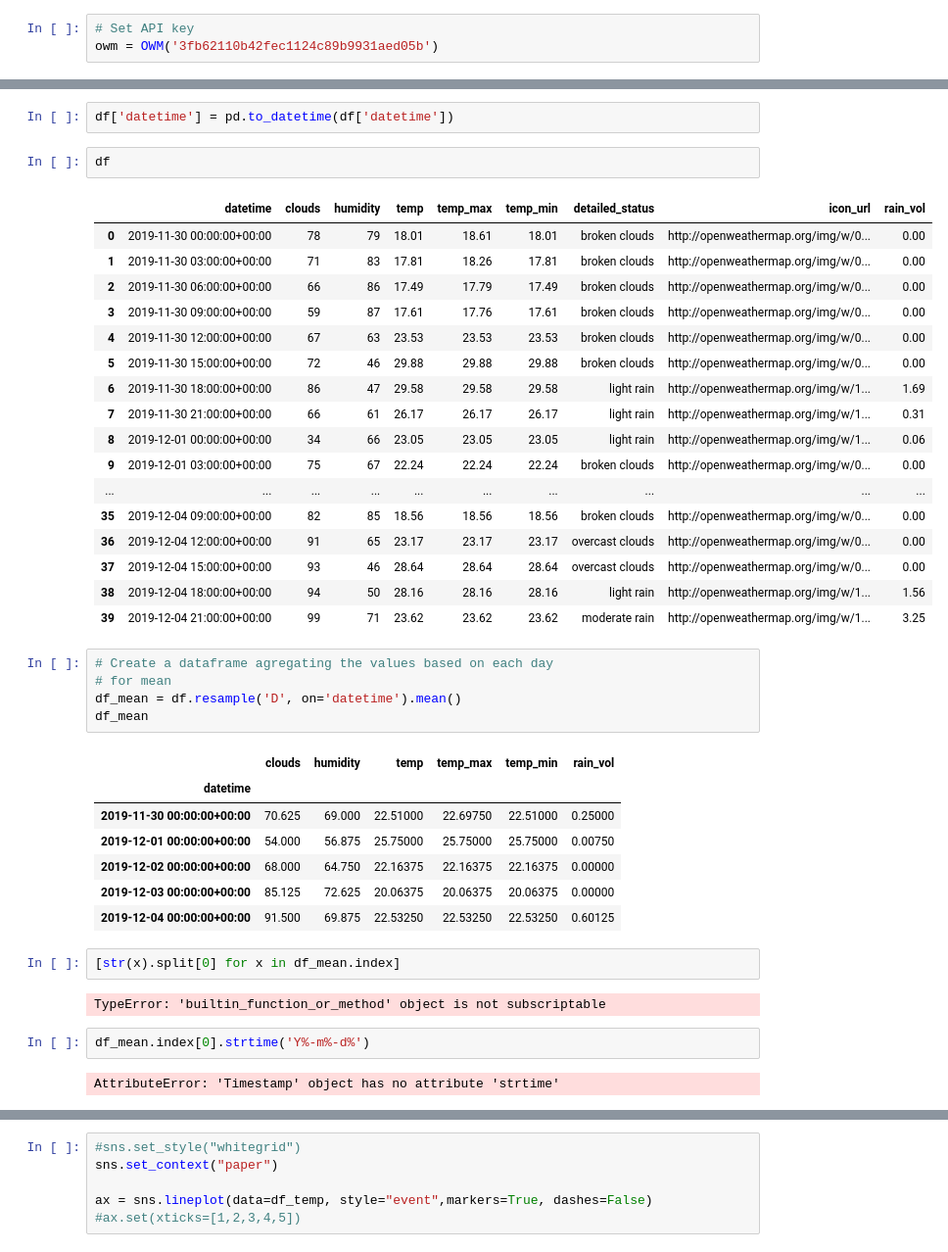
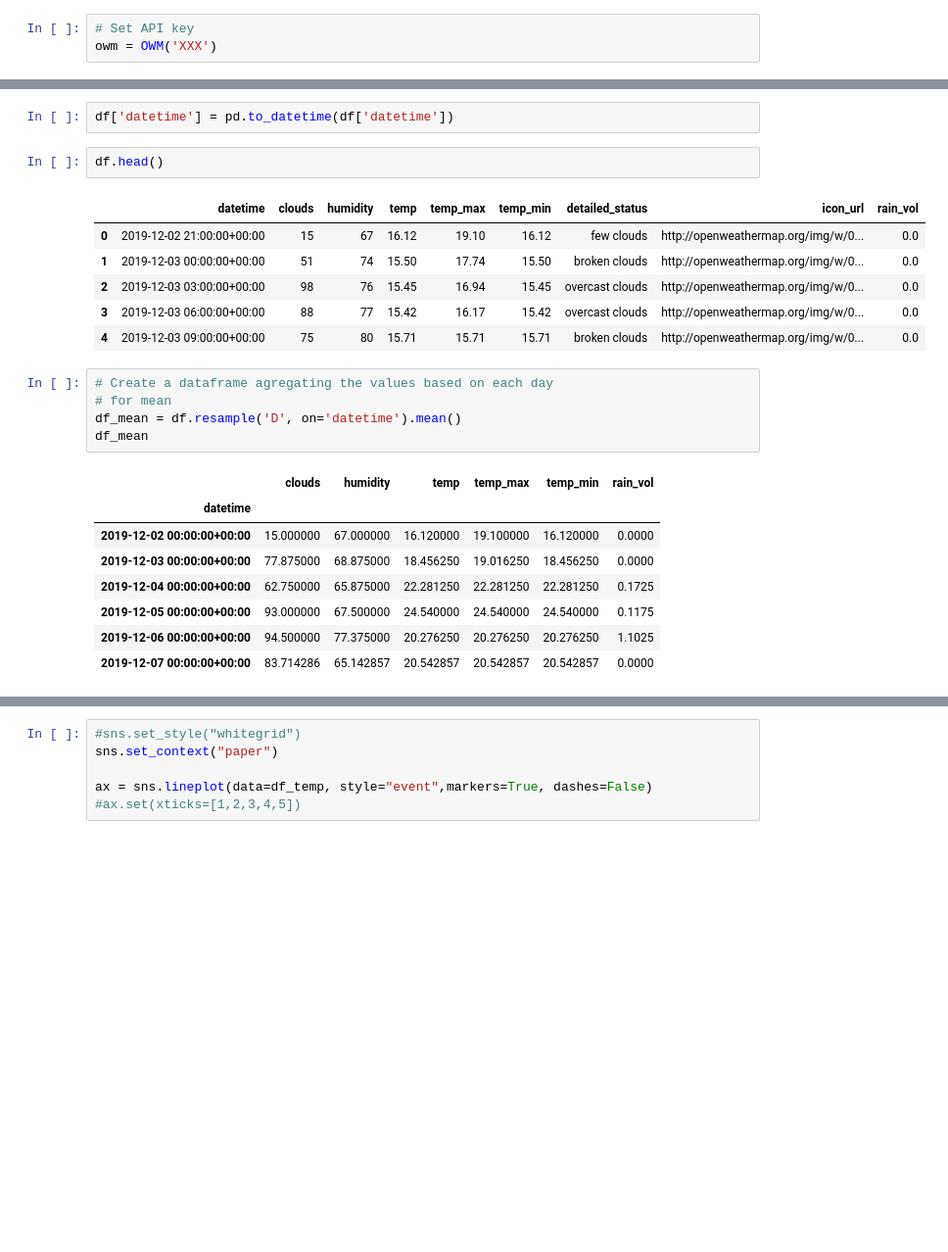
Before and after one commit to GabrielSGoncalves/papermill_medium, a Jupyter notebook: pyowm.ipynb, the cells around one changed output, grey strips where cells are left out. Shown at 98% size. Drawn from its saved outputs; the diff is of its cells as text; blank space fills up the shorter version.

```diff
--- a/pyowm.ipynb
+++ b/pyowm.ipynb
@@ -13,7 +17,7 @@ import pandas as pd
 import seaborn as sns
 # %%
 # Set API key
-owm = OWM('3fb62110b42fec1124c89b9931aed05b')
+owm = OWM('XXX')
 # %%
 # Define the default parameters
 city = 'Sao Paulo,BR'
@@ -60,25 +60,14 @@ df = pd.DataFrame.from_dict(dict_forecast)
 # %%
 df['datetime'] = pd.to_datetime(df['datetime'])
 # %%
-df
+df.head()
 # %% [output]
 |  | datetime | clouds | humidity | temp | temp_max | temp_min | detailed_status | icon_url | rain_vol |
-| 0 | 2019-11-30 00:00:00+00:00 | 78 | 79 | 18.01 | 18.61 | 18.01 | broken clouds | http://openweathermap.org/img/w/0... | 0.00 |
-| 1 | 2019-11-30 03:00:00+00:00 | 71 | 83 | 17.81 | 18.26 | 17.81 | broken clouds | http://openweathermap.org/img/w/0... | 0.00 |
-| 2 | 2019-11-30 06:00:00+00:00 | 66 | 86 | 17.49 | 17.79 | 17.49 | broken clouds | http://openweathermap.org/img/w/0... | 0.00 |
-| 3 | 2019-11-30 09:00:00+00:00 | 59 | 87 | 17.61 | 17.76 | 17.61 | broken clouds | http://openweathermap.org/img/w/0... | 0.00 |
-| 4 | 2019-11-30 12:00:00+00:00 | 67 | 63 | 23.53 | 23.53 | 23.53 | broken clouds | http://openweathermap.org/img/w/0... | 0.00 |
-| 5 | 2019-11-30 15:00:00+00:00 | 72 | 46 | 29.88 | 29.88 | 29.88 | broken clouds | http://openweathermap.org/img/w/0... | 0.00 |
-| 6 | 2019-11-30 18:00:00+00:00 | 86 | 47 | 29.58 | 29.58 | 29.58 | light rain | http://openweathermap.org/img/w/1... | 1.69 |
-| 7 | 2019-11-30 21:00:00+00:00 | 66 | 61 | 26.17 | 26.17 | 26.17 | light rain | http://openweathermap.org/img/w/1... | 0.31 |
-| 8 | 2019-12-01 00:00:00+00:00 | 34 | 66 | 23.05 | 23.05 | 23.05 | light rain | http://openweathermap.org/img/w/1... | 0.06 |
-| 9 | 2019-12-01 03:00:00+00:00 | 75 | 67 | 22.24 | 22.24 | 22.24 | broken clouds | http://openweathermap.org/img/w/0... | 0.00 |
-| ... | ... | ... | ... | ... | ... | ... | ... | ... | ... |
-| 35 | 2019-12-04 09:00:00+00:00 | 82 | 85 | 18.56 | 18.56 | 18.56 | broken clouds | http://openweathermap.org/img/w/0... | 0.00 |
-| 36 | 2019-12-04 12:00:00+00:00 | 91 | 65 | 23.17 | 23.17 | 23.17 | overcast clouds | http://openweathermap.org/img/w/0... | 0.00 |
-| 37 | 2019-12-04 15:00:00+00:00 | 93 | 46 | 28.64 | 28.64 | 28.64 | overcast clouds | http://openweathermap.org/img/w/0... | 0.00 |
-| 38 | 2019-12-04 18:00:00+00:00 | 94 | 50 | 28.16 | 28.16 | 28.16 | light rain | http://openweathermap.org/img/w/1... | 1.56 |
-| 39 | 2019-12-04 21:00:00+00:00 | 99 | 71 | 23.62 | 23.62 | 23.62 | moderate rain | http://openweathermap.org/img/w/1... | 3.25 |
+| 0 | 2019-12-02 21:00:00+00:00 | 15 | 67 | 16.12 | 19.10 | 16.12 | few clouds | http://openweathermap.org/img/w/0... | 0.0 |
+| 1 | 2019-12-03 00:00:00+00:00 | 51 | 74 | 15.50 | 17.74 | 15.50 | broken clouds | http://openweathermap.org/img/w/0... | 0.0 |
+| 2 | 2019-12-03 03:00:00+00:00 | 98 | 76 | 15.45 | 16.94 | 15.45 | overcast clouds | http://openweathermap.org/img/w/0... | 0.0 |
+| 3 | 2019-12-03 06:00:00+00:00 | 88 | 77 | 15.42 | 16.17 | 15.42 | overcast clouds | http://openweathermap.org/img/w/0... | 0.0 |
+| 4 | 2019-12-03 09:00:00+00:00 | 75 | 80 | 15.71 | 15.71 | 15.71 | broken clouds | http://openweathermap.org/img/w/0... | 0.0 |
 # %%
 # Create a dataframe agregating the values based on each day
 # for mean
@@ -87,19 +76,12 @@ df_mean
 # %% [output]
 |  | clouds | humidity | temp | temp_max | temp_min | rain_vol |
 | datetime |  |  |  |  |  |  |
-| 2019-11-30 00:00:00+00:00 | 70.625 | 69.000 | 22.51000 | 22.69750 | 22.51000 | 0.25000 |
-| 2019-12-01 00:00:00+00:00 | 54.000 | 56.875 | 25.75000 | 25.75000 | 25.75000 | 0.00750 |
-| 2019-12-02 00:00:00+00:00 | 68.000 | 64.750 | 22.16375 | 22.16375 | 22.16375 | 0.00000 |
-| 2019-12-03 00:00:00+00:00 | 85.125 | 72.625 | 20.06375 | 20.06375 | 20.06375 | 0.00000 |
-| 2019-12-04 00:00:00+00:00 | 91.500 | 69.875 | 22.53250 | 22.53250 | 22.53250 | 0.60125 |
+| 2019-12-02 00:00:00+00:00 | 15.000000 | 67.000000 | 16.120000 | 19.100000 | 16.120000 | 0.0000 |
+| 2019-12-03 00:00:00+00:00 | 77.875000 | 68.875000 | 18.456250 | 19.016250 | 18.456250 | 0.0000 |
+| 2019-12-04 00:00:00+00:00 | 62.750000 | 65.875000 | 22.281250 | 22.281250 | 22.281250 | 0.1725 |
+| 2019-12-05 00:00:00+00:00 | 93.000000 | 67.500000 | 24.540000 | 24.540000 | 24.540000 | 0.1175 |
+| 2019-12-06 00:00:00+00:00 | 94.500000 | 77.375000 | 20.276250 | 20.276250 | 20.276250 | 1.1025 |
+| 2019-12-07 00:00:00+00:00 | 83.714286 | 65.142857 | 20.542857 | 20.542857 | 20.542857 | 0.0000 |
-# %%
-[str(x).split[0] for x in df_mean.index]
-# %% [output]
-TypeError: 'builtin_function_or_method' object is not subscriptable
-# %%
-df_mean.index[0].strtime('Y%-m%-d%')
-# %% [output]
-AttributeError: 'Timestamp' object has no attribute 'strtime'
 # %%
 # for max
 df_max = df.resample('D', on='datetime').max()
```
Also changed, not shown: parts of 7 cells of this notebook.
